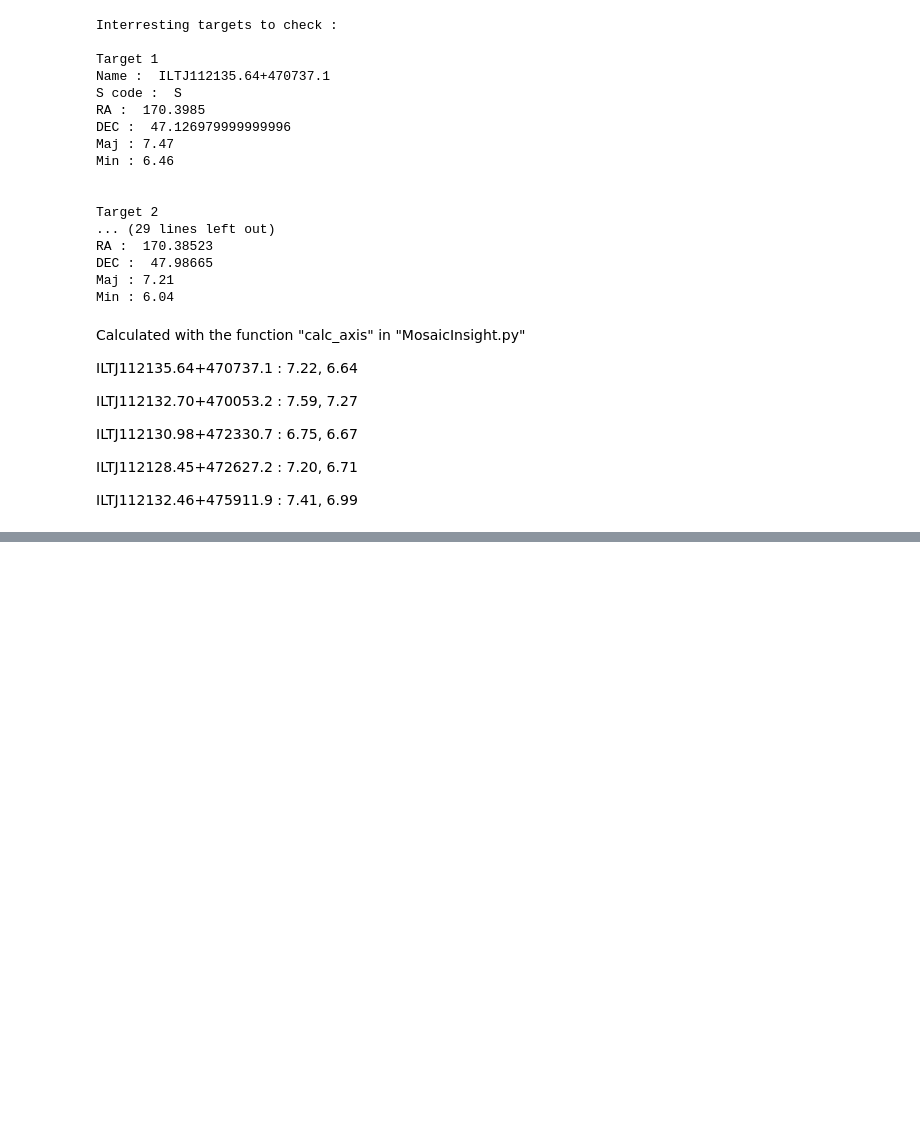
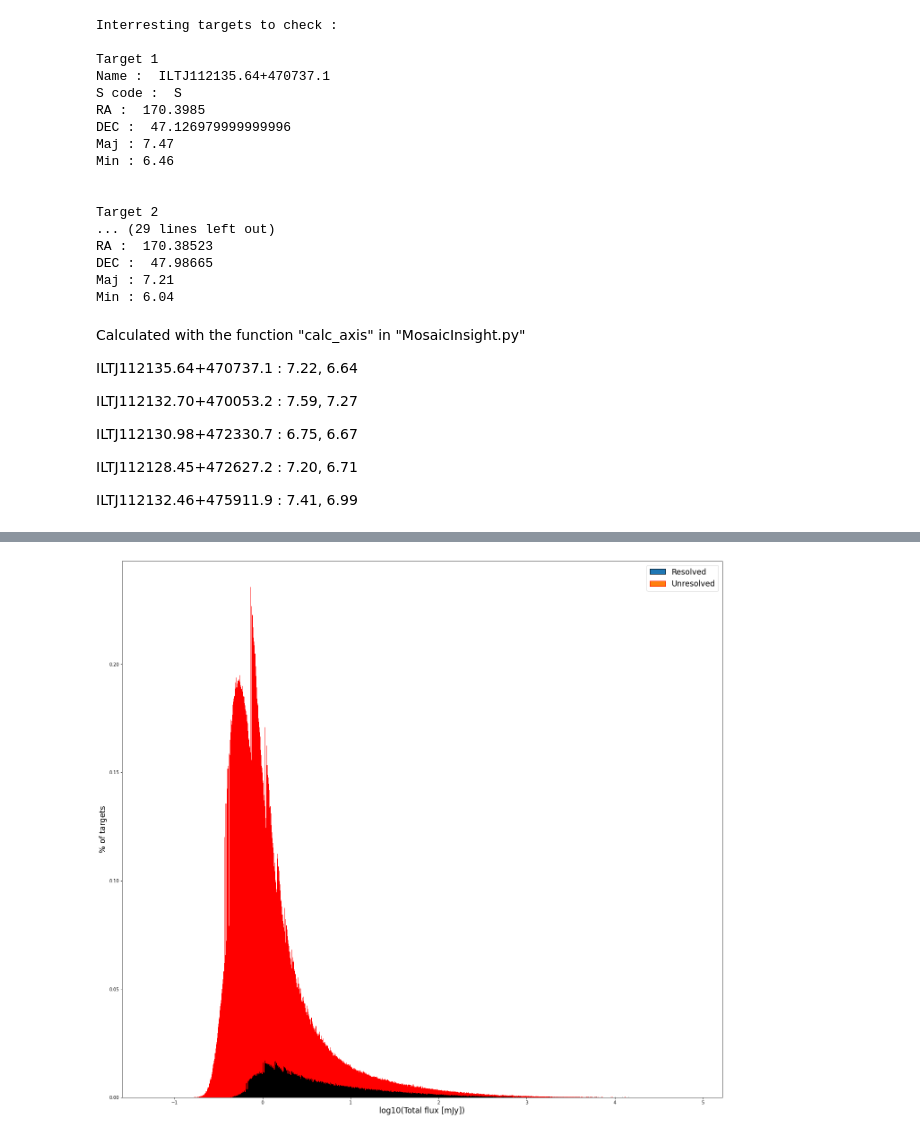
Before and after one commit to ADnothing/M1_Internship, a Jupyter notebook: Catalog_analysis.ipynb, the cells around one changed output, grey strips where cells are left out. Saved outputs shown, nothing was run; the diff lists cells and outputs as text; code cells hidden in the pictures; blank space fills up the shorter version.

```diff
--- a/Catalog_analysis.ipynb
+++ b/Catalog_analysis.ipynb
@@ -503,0 +522,16 @@ ILTJ112132.46+475911.9 : 7.41, 6.99
+# %%
+hist_nores, _ = np.histogram(np.log10(Total_flux[Maj<12]), bins)
+norm_hist_nores = 100*hist_nores/len(Total_flux)
+hist_res, _ = np.histogram(np.log10(Total_flux[Maj>=12]), bins)
+norm_hist_res = 100*hist_res/len(Total_flux)
+
+plt.figure(figsize=(24,22))
+plt.bar(bins[:-1],norm_hist_res, edgecolor='black', width=(bins[1:]-bins[:-1]).mean(), label='Resolved')
+plt.bar(bins[:-1],norm_hist_nores, bottom=norm_hist_res, edgecolor='red', width=(bins[1:]-bins[:-1]).mean(), label='Unresolved')
+plt.xlabel("log10(Total flux [mJy])", size='xx-large')
+plt.ylabel("% of targets", size='xx-large')
+plt.legend(fontsize="xx-large")
+#plt.savefig('fig/flux_hist_6.pdf')
+plt.show()
+# %% [output]
+[figure, added]
```
Also changed, not shown: parts of 4 cells of this notebook.
